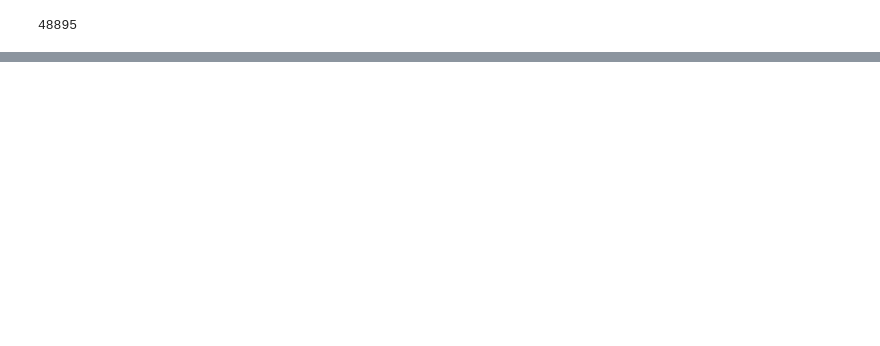
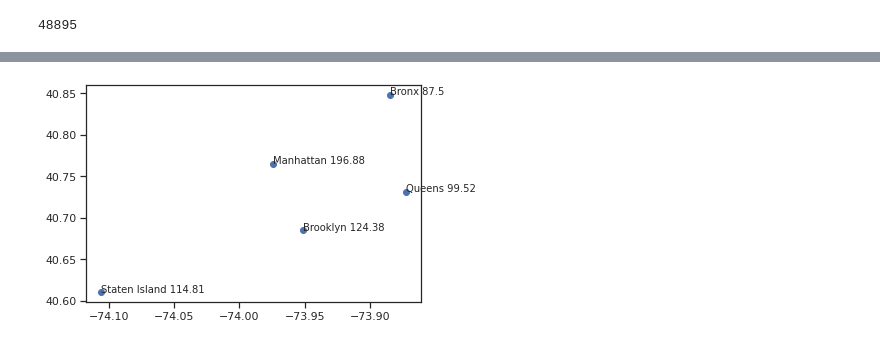
Before and after one commit to luisOliari/machine-learning-python-template, a Jupyter notebook: src/explore.ipynb, the cells around one changed output, grey strips where cells are left out. Saved outputs shown, nothing was run; the diff lists cells and outputs as text; code cells hidden in the pictures; blank space fills up the shorter version.

```diff
--- a/src/explore.ipynb
+++ b/src/explore.ipynb
@@ -159,0 +484,3 @@ df_airbnb['id'].nunique()
+# %%
+df_airbnb_N=(df_airbnb[['price','neighbourhood_group','longitude','latitude']].groupby(['neighbourhood_group']).mean())
+df_airbnb_N
@@ -159,0 +517,10 @@ df_airbnb['id'].nunique()
+# %%
+fig=plt.figure()
+plt.plot(df_airbnb_N['longitude'],df_airbnb_N['latitude'],"o")
+for i in range (len(df_airbnb_N)):
+    texto = df_airbnb_N.index[i] +  " " + str(np.round(df_airbnb_N['price'].iloc[ i ],2))
+    x = df_airbnb_N["longitude"].iloc[ i ]
+    y = df_airbnb_N["latitude"].iloc[ i ]
+    plt.annotate( texto, ( x, y) )
+# %% [output]
+[figure, added]
```
Also changed, not shown: parts of 52 cells of this notebook, 1 other file.
